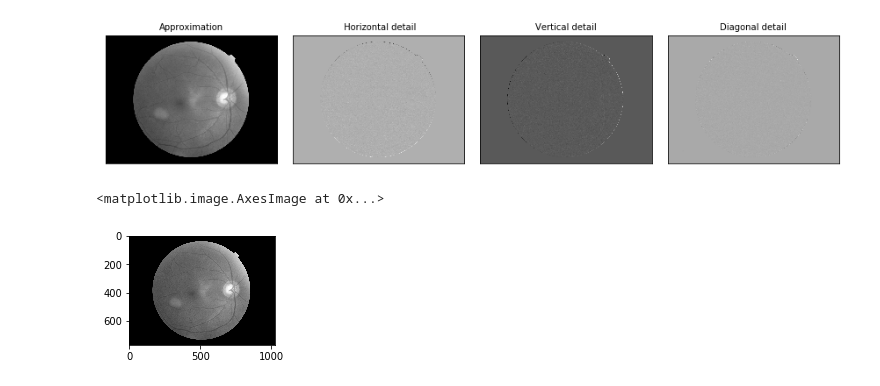
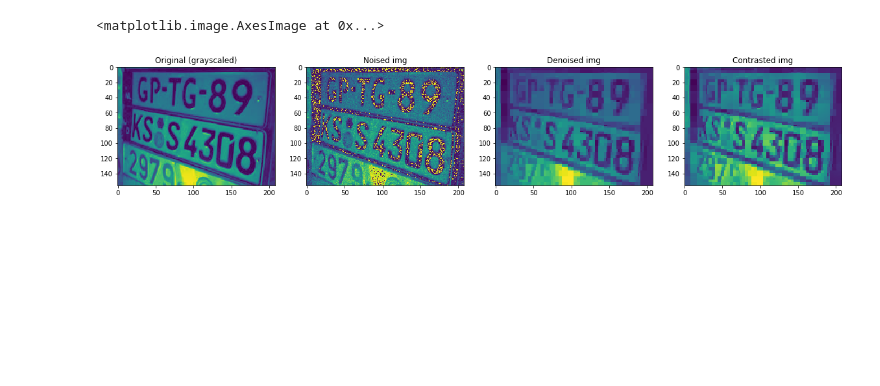
Before and after one commit to Dischain/cv_kernels, a Jupyter notebook: wavelet_transform.ipynb, the cells around one changed output. Cells and saved outputs as stored; diff of their text form; code cells hidden in the pictures; blank space fills up the shorter version.

```diff
--- a/wavelet_transform.ipynb
+++ b/wavelet_transform.ipynb
@@ -1,32 +1,45 @@
 # %%
+import pywt
 import numpy as np
 import cv2
 import matplotlib.pyplot as plt
-import pywt
 
-img = cv2.imread('./images/retinopaty.png')
+img = cv2.imread('./images/vehicle_palette.jpg')
 img_grayscale = cv2.cvtColor(img, cv2.COLOR_BGR2GRAY)
-# %%
-titles = ['Approximation', ' Horizontal detail',
-          'Vertical detail', 'Diagonal detail', 'Sum']
-coeffs2 = pywt.dwt2(img_grayscale, 'haar')
-LL, (LH, HL, HH) = coeffs2
-fig = plt.figure(figsize=(12, 3))
-
-for i, a in enumerate([LL, LH, HL, HH]):
-    ax = fig.add_subplot(1, 4, i + 1)
-    ax.imshow(a, interpolation="nearest", cmap=plt.cm.gray)
-    ax.set_title(titles[i], fontsize=10)
-    ax.set_xticks([])
-    ax.set_yticks([])
-
-fig.tight_layout()
-plt.show()
-
-fig = plt.figure(figsize=(12, 3))
-fig.add_subplot(1, 4, 1)
-plt.imshow(LL + LH + HL + HH, cmap=plt.cm.gray)
-# %% [output]
-[figure, removed]
-<matplotlib.image.AxesImage at 0x...>
-[figure, removed]
+# %%
+wavelet = pywt.Wavelet('haar')
+levels  = np.int32(np.floor(np.log2(img_grayscale.shape[0])))
+
+wvt_coeffs = pywt.wavedec2(img_grayscale, wavelet, level=levels)
+
+noiseSigma = 16.0
+noised_img = img_grayscale.copy()
+noised_img += np.uint8(np.random.normal(0, noiseSigma, size=img_grayscale.shape))
+
+threshold = noiseSigma * np.sqrt(2 * np.log2(img.size))
+
+thresholded_coeffs = list(map(lambda x: pywt.threshold(x, threshold), wvt_coeffs))
+denoised_img = pywt.waverec2(thresholded_coeffs, wavelet)
+
+clahe = cv2.createCLAHE(clipLimit=2.0, tileGridSize=(8,8))
+contrast_encreased = clahe.apply(np.uint8(denoised_img))
+# %%
+fig = plt.figure(figsize=(20, 20))
+fig.add_subplot(1, 4, 1)
+plt.title('Original (grayscaled)')
+plt.imshow(img_grayscale)
+
+fig.add_subplot(1, 4, 2)
+plt.title('Noised img')
+plt.imshow(noised_img)
+
+fig.add_subplot(1, 4, 3)
+plt.title('Denoised img')
+plt.imshow(denoised_img)
+
+fig.add_subplot(1, 4, 4)
+plt.title('Contrasted img')
+plt.imshow(contrast_encreased)
+# %% [output]
+<matplotlib.image.AxesImage at 0x...>
+[figure, added]
```
Also changed, not shown: parts of 1 cell of this notebook, 1 other file.
